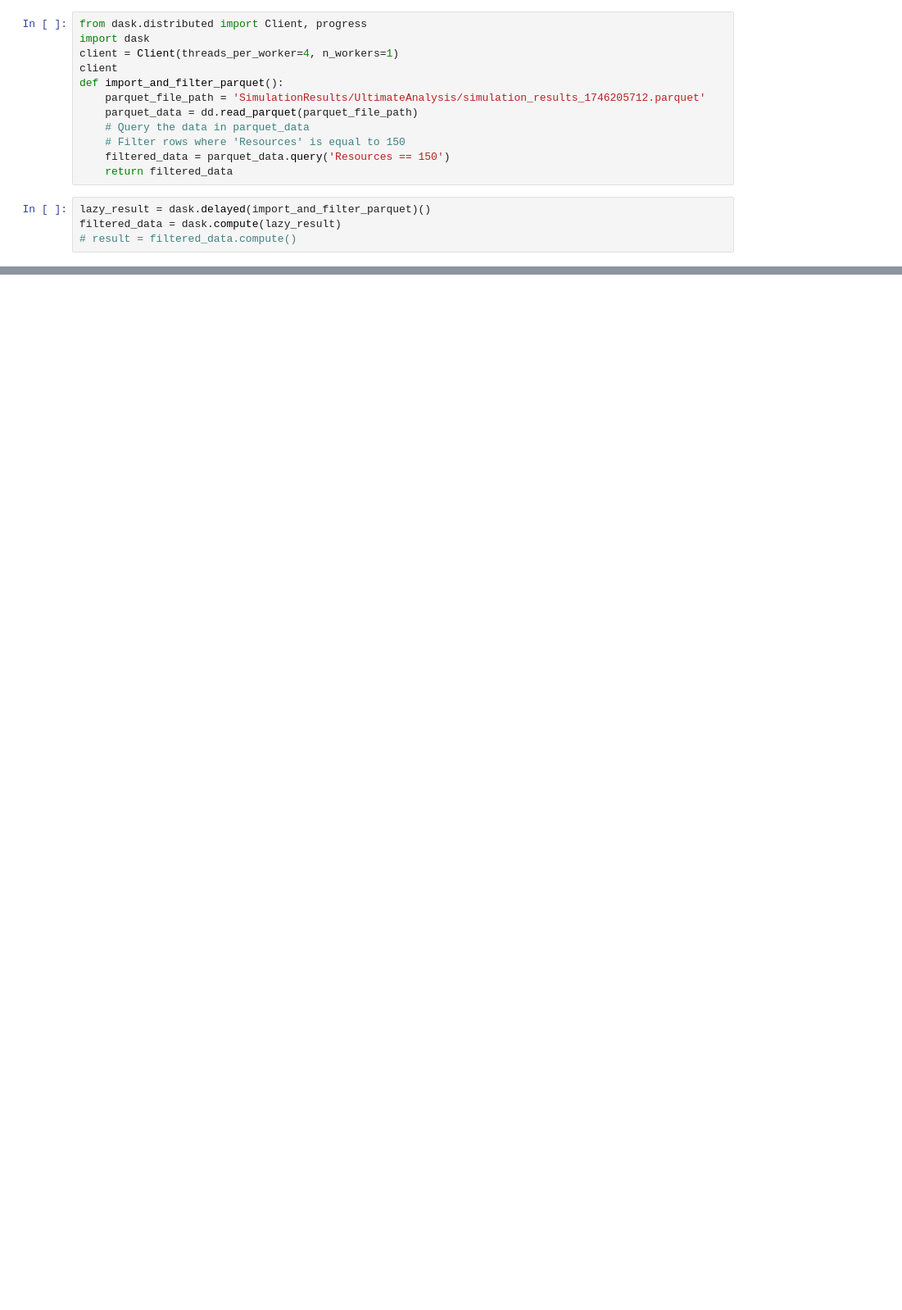
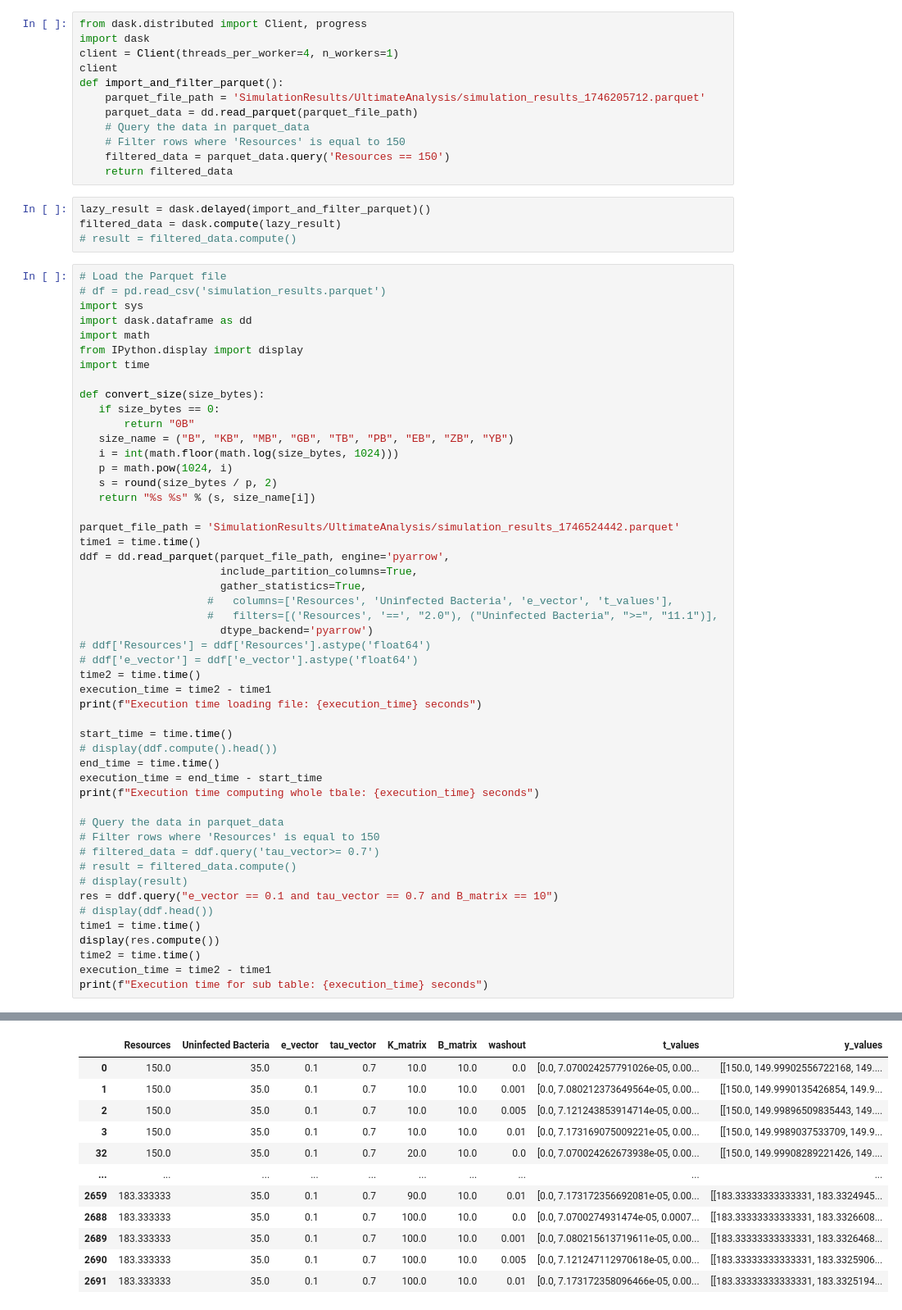
Before and after one commit to BiggusVickus/Master-Thesis, a Jupyter notebook: Untitled-1.ipynb, the cells around one changed output, grey strips where cells are left out. Shown at 82% size. Drawn from its saved outputs; the diff is of its cells as text; blank space fills up the shorter version.

```diff
--- a/Untitled-1.ipynb
+++ b/Untitled-1.ipynb
@@ -304,3 +316,54 @@ def import_and_filter_parquet():
 lazy_result = dask.delayed(import_and_filter_parquet)()
 filtered_data = dask.compute(lazy_result)
 # result = filtered_data.compute()
+# %%
+# Load the Parquet file
+# df = pd.read_csv('simulation_results.parquet')
+import sys
+import dask.dataframe as dd
+import math
+from IPython.display import display
+import time
+
+def convert_size(size_bytes):
+   if size_bytes == 0:
+       return "0B"
+   size_name = ("B", "KB", "MB", "GB", "TB", "PB", "EB", "ZB", "YB")
+   i = int(math.floor(math.log(size_bytes, 1024)))
+   p = math.pow(1024, i)
+   s = round(size_bytes / p, 2)
+   return "%s %s" % (s, size_name[i])
+
+parquet_file_path = 'SimulationResults/UltimateAnalysis/simulation_results_1746524442.parquet'
+time1 = time.time()
+ddf = dd.read_parquet(parquet_file_path, engine='pyarrow',
+                      include_partition_columns=True,
+                      gather_statistics=True,
+                    #   columns=['Resources', 'Uninfected Bacteria', 'e_vector', 't_values'],
+                    #   filters=[('Resources', '==', "2.0"), ("Uninfected Bacteria", ">=", "11.1")],
+                      dtype_backend='pyarrow')
+# ddf['Resources'] = ddf['Resources'].astype('float64')
+# ddf['e_vector'] = ddf['e_vector'].astype('float64')
+time2 = time.time()
+execution_time = time2 - time1
+print(f"Execution time loading file: {execution_time} seconds")
+
+start_time = time.time()
+# display(ddf.compute().head())
+end_time = time.time()
+execution_time = end_time - start_time
+print(f"Execution time computing whole tbale: {execution_time} seconds")
+
+# Query the data in parquet_data
+# Filter rows where 'Resources' is equal to 150
+# filtered_data = ddf.query('tau_vector>= 0.7')
+# result = filtered_data.compute()
+# display(result)
+res = ddf.query("e_vector == 0.1 and tau_vector == 0.7 and B_matrix == 10")
+# display(ddf.head())
+time1 = time.time()
+display(res.compute())
+time2 = time.time()
+execution_time = time2 - time1
+print(f"Execution time for sub table: {execution_time} seconds")
+# %% [output]
@@ -306,0 +372,12 @@ filtered_data = dask.compute(lazy_result)
+|  | Resources | Uninfected Bacteria | e_vector | tau_vector | K_matrix | B_matrix | washout | t_values | y_values |
+| 0 | 150.0 | 35.0 | 0.1 | 0.7 | 10.0 | 10.0 | 0.0 | [0.0, 7.070024257791026e-05, 0.00... | [[150.0, 149.99902556722168, 149.... |
+| 1 | 150.0 | 35.0 | 0.1 | 0.7 | 10.0 | 10.0 | 0.001 | [0.0, 7.080212373649564e-05, 0.00... | [[150.0, 149.9990135426854, 149.9... |
+| 2 | 150.0 | 35.0 | 0.1 | 0.7 | 10.0 | 10.0 | 0.005 | [0.0, 7.121243853914714e-05, 0.00... | [[150.0, 149.99896509835443, 149.... |
+| 3 | 150.0 | 35.0 | 0.1 | 0.7 | 10.0 | 10.0 | 0.01 | [0.0, 7.173169075009221e-05, 0.00... | [[150.0, 149.9989037533709, 149.9... |
+| 32 | 150.0 | 35.0 | 0.1 | 0.7 | 20.0 | 10.0 | 0.0 | [0.0, 7.070024262673938e-05, 0.00... | [[150.0, 149.99908289221426, 149.... |
+| ... | ... | ... | ... | ... | ... | ... | ... | ... | ... |
+| 2659 | 183.333333 | 35.0 | 0.1 | 0.7 | 90.0 | 10.0 | 0.01 | [0.0, 7.173172356692081e-05, 0.00... | [[183.33333333333331, 183.3324945... |
+| 2688 | 183.333333 | 35.0 | 0.1 | 0.7 | 100.0 | 10.0 | 0.0 | [0.0, 7.0700274931474e-05, 0.0007... | [[183.33333333333331, 183.3326608... |
+| 2689 | 183.333333 | 35.0 | 0.1 | 0.7 | 100.0 | 10.0 | 0.001 | [0.0, 7.080215613719611e-05, 0.00... | [[183.33333333333331, 183.3326468... |
+| 2690 | 183.333333 | 35.0 | 0.1 | 0.7 | 100.0 | 10.0 | 0.005 | [0.0, 7.121247112970618e-05, 0.00... | [[183.33333333333331, 183.3325906... |
+| 2691 | 183.333333 | 35.0 | 0.1 | 0.7 | 100.0 | 10.0 | 0.01 | [0.0, 7.173172358096466e-05, 0.00... | [[183.33333333333331, 183.3325194... |
```
Also changed, not shown: parts of 2 cells of this notebook.
